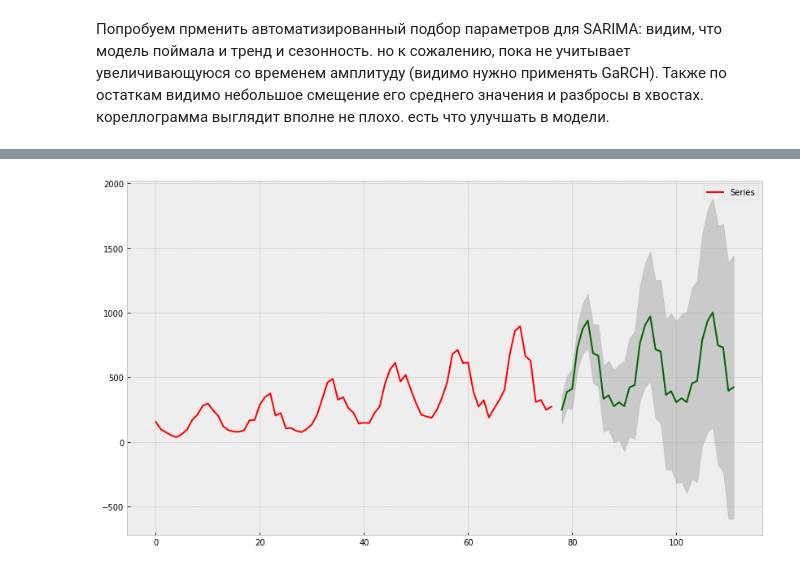
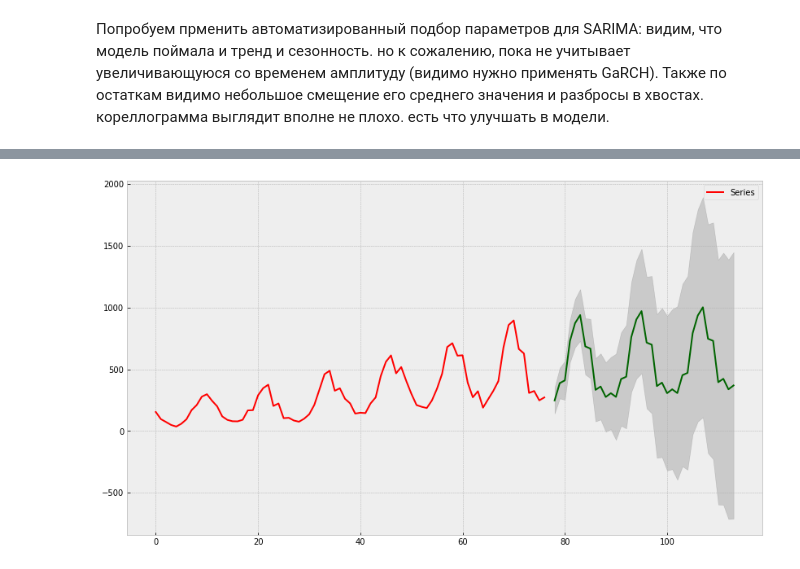
Before and after one commit to vladimirk3/TSML2-Lesson3-HW, a Jupyter notebook: TSML-2 Lesson3 Home work.ipynb, the cells around one changed output, grey strips where cells are left out. Cells and saved outputs as stored; diff of their text form; code cells hidden in the pictures.

```diff
--- a/TSML-2 Lesson3 Home work.ipynb
+++ b/TSML-2 Lesson3 Home work.ipynb
@@ -381,23 +381,23 @@ Total fit time: 2.132 seconds
  ARIMA(1,1,1)(0,1,0)[12]
 [figure]
 # %%
-n_periods = 34
+n_periods = 36
 
 fitted, confint = sarima_auto.predict(n_periods=n_periods, return_conf_int=True)
 
 fitted_series = pd.Series(fitted, index = range(len(series)+1, len(series)+1+n_periods))
 lower_series = pd.Series(confint[:, 0], index = range(len(series)+1, len(series)+1+n_periods))
 upper_series = pd.Series(confint[:, 1], index = range(len(series)+1, len(series)+1+n_periods))
 
 with plt.style.context('bmh'):
     plt.figure(figsize=(14,8))
     plt.plot(fitted_series, color='darkgreen')
     plt.plot(series, color='red', label='Series')
     plt.fill_between(lower_series.index,
                  lower_series,
                  upper_series,
                  color='k', alpha=.15)
     plt.legend()
     plt.show()
 # %% [output]
-[figure, old version]
+[figure, new version]
```
Also changed, not shown: parts of 5 cells of this notebook.
